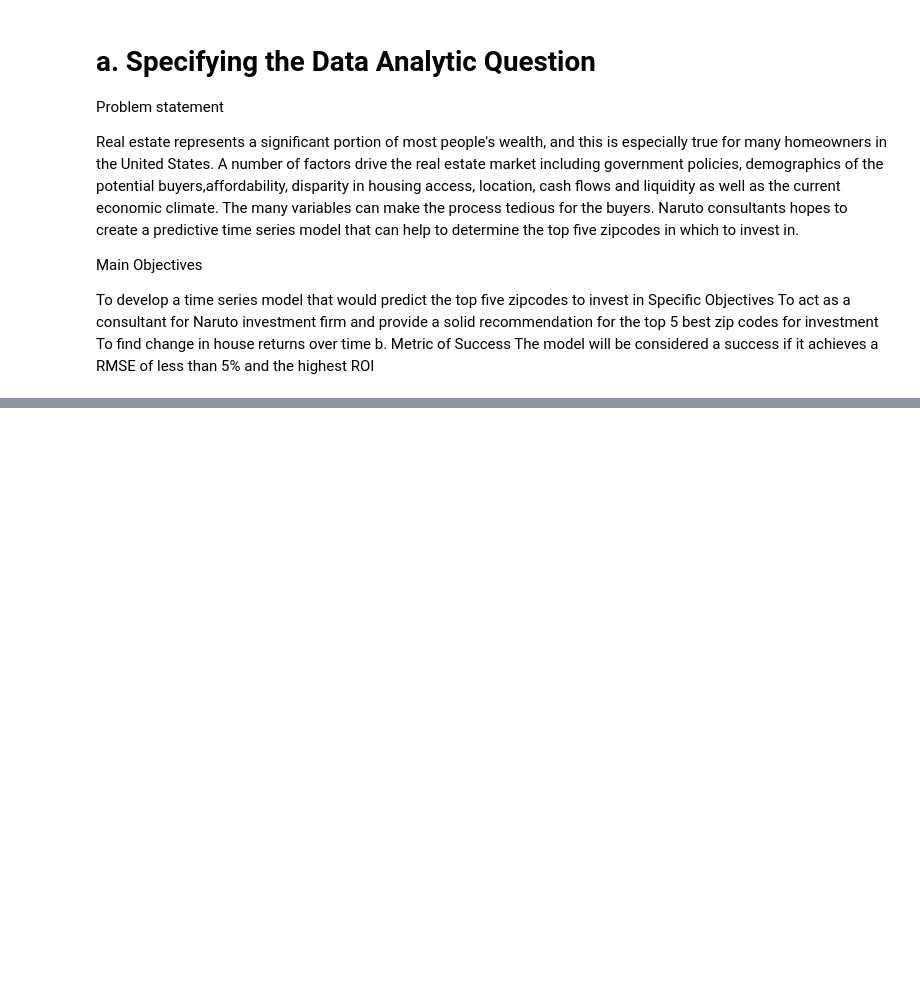
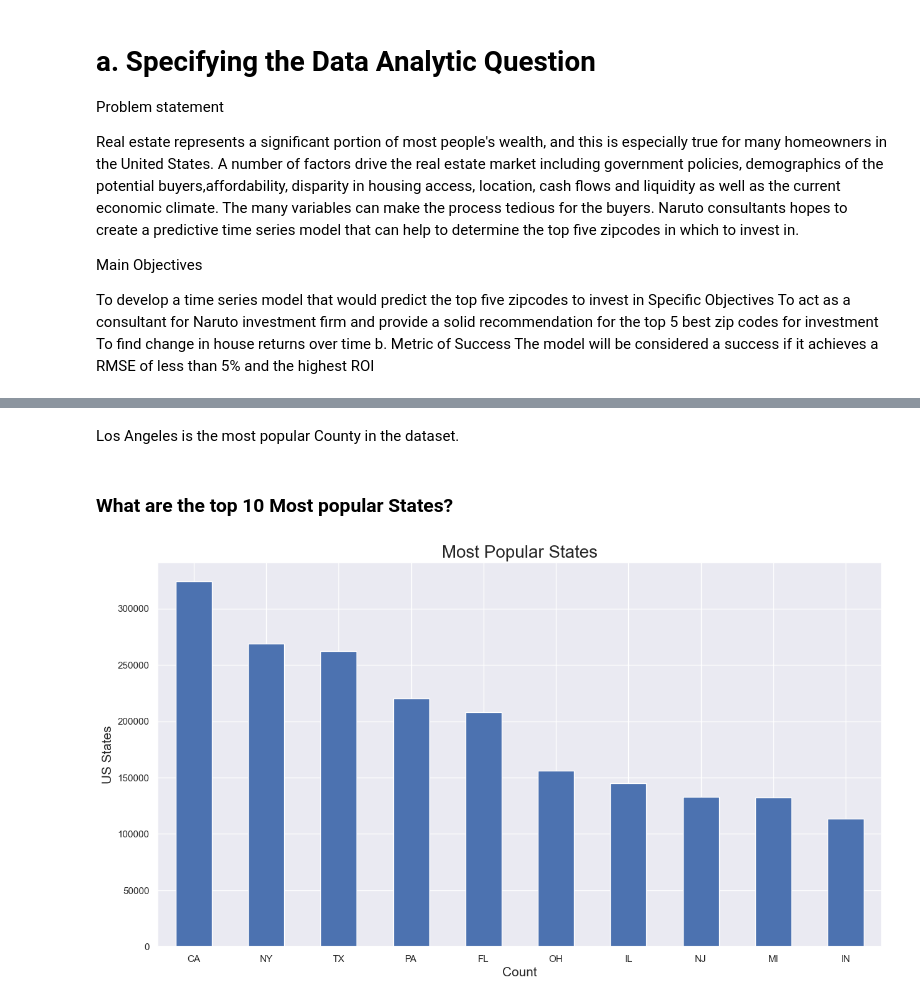
Before and after one commit to mutungu/time-series-analysis, a Jupyter notebook: Untitled.ipynb, the cells around one changed output, grey strips where cells are left out. Saved outputs shown, nothing was run; the diff lists cells and outputs as text; code cells hidden in the pictures; blank space fills up the shorter version.

```diff
--- a/Untitled.ipynb
+++ b/Untitled.ipynb
@@ -40,0 +343,14 @@ This Dataset was obtained from Zillow website and comprises of 14723 rows and 27
+# %% [markdown]
+Los Angeles is the most popular County in the dataset.
+# %% [markdown]
+### What are the top 10 Most popular States?
+# %%
+# plotting the most popular states in the dataset
+plt.figure(figsize=(15,8))
+data.State.value_counts()[:10].plot(kind="bar")
+plt.xlabel("Count",fontsize=15)
+plt.ylabel("US States",fontsize=15)
+plt.xticks(rotation=0)
+plt.title("Most Popular States",fontsize=20);
+# %% [output]
+[figure, added]
```
Also changed, not shown: parts of 56 cells of this notebook.
